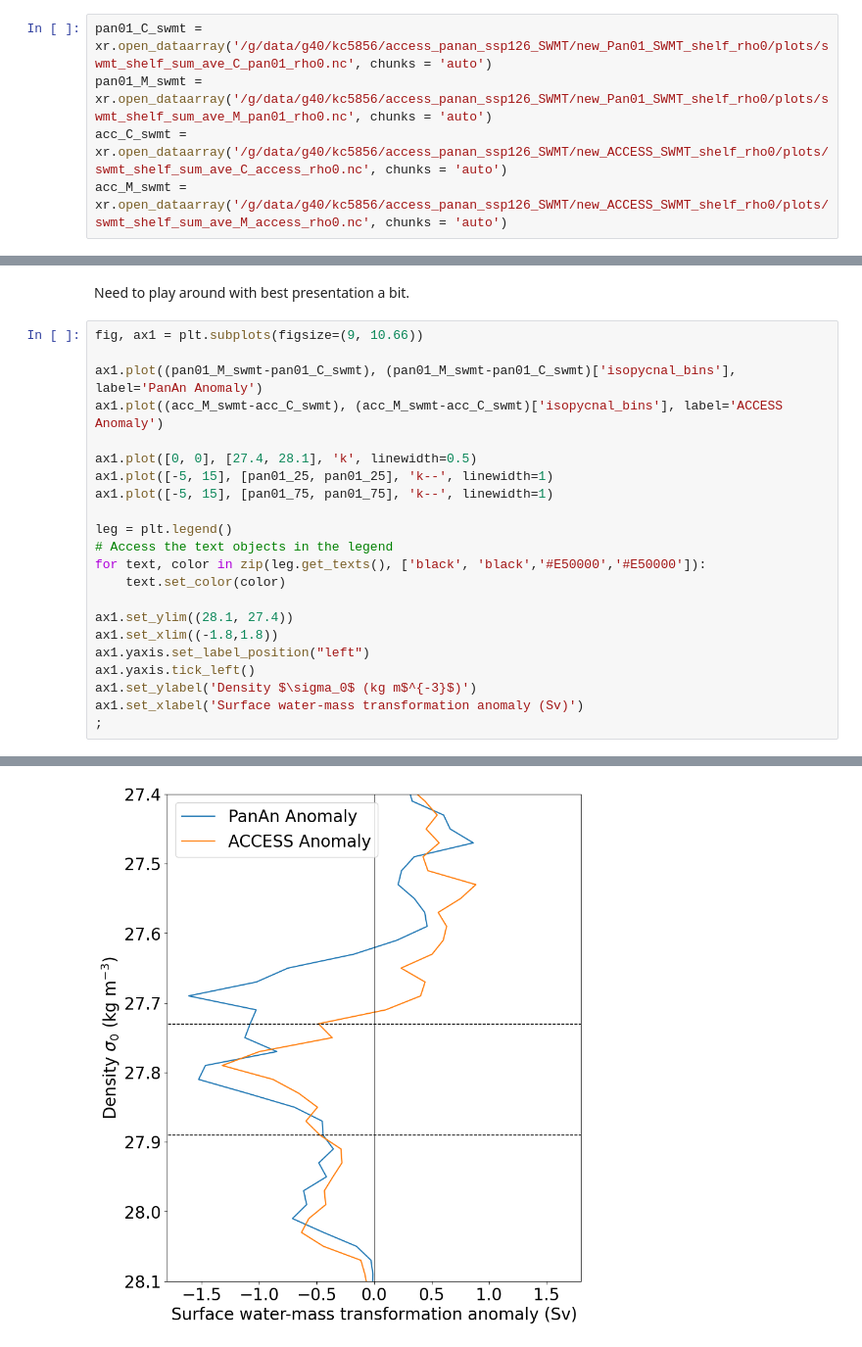
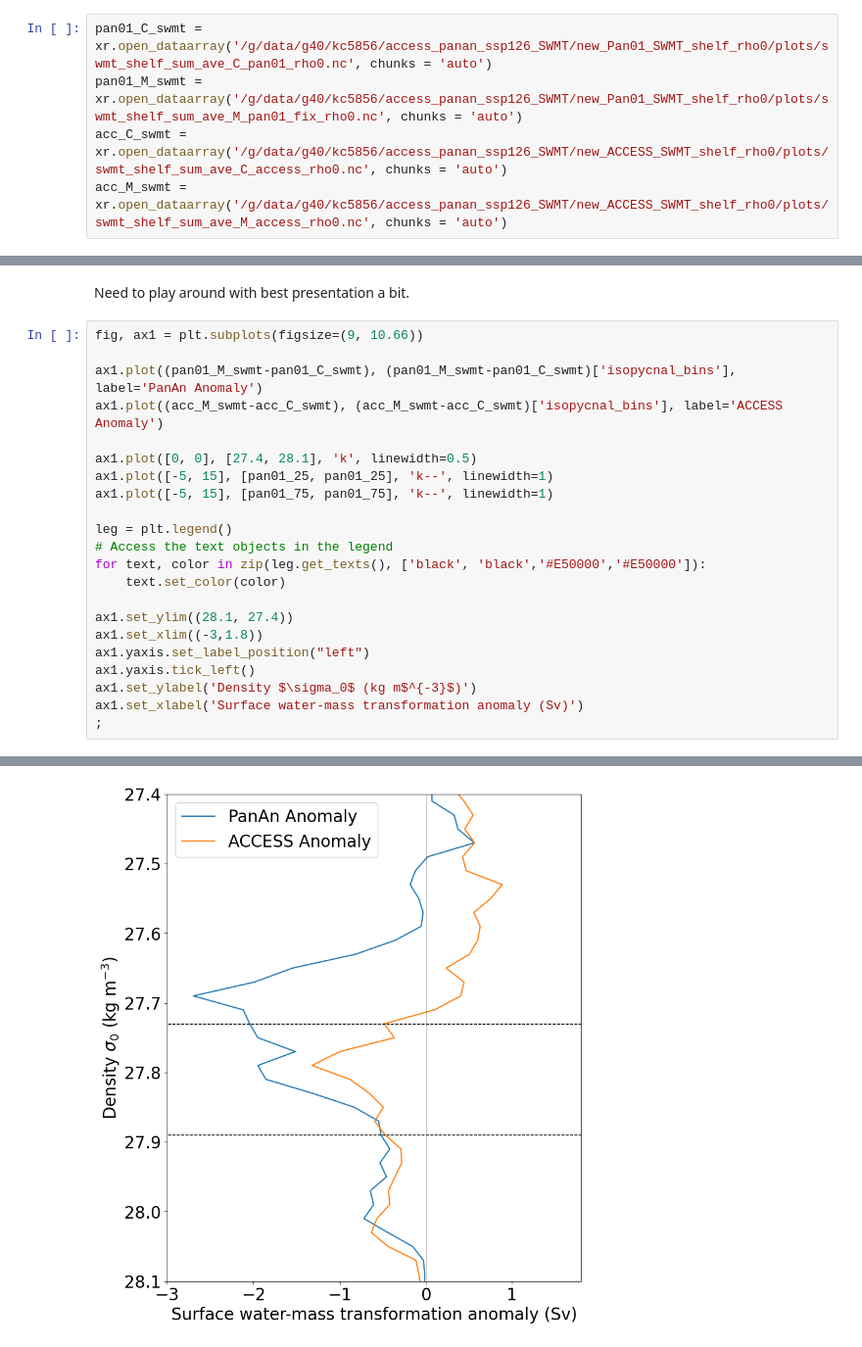
Before and after one commit to adele-morrison/panan-meltwater, a Jupyter notebook: notebooks/bottom_water_analysis/SWMT_shelf_prescribed.ipynb, the cells around one changed output, grey strips where cells are left out. Shown at 98% size. Cells and saved outputs as stored; diff of their text form.

```diff
--- a/notebooks/bottom_water_analysis/SWMT_shelf_prescribed.ipynb
+++ b/notebooks/bottom_water_analysis/SWMT_shelf_prescribed.ipynb
@@ -152,7 +124,7 @@ plt.show()
 ## Isopycnal bins plot
 # %%
 pan01_C_swmt = xr.open_dataarray('/g/data/g40/kc5856/access_panan_ssp126_SWMT/new_Pan01_SWMT_shelf_rho0/plots/swmt_shelf_sum_ave_C_pan01_rho0.nc', chunks = 'auto')
-pan01_M_swmt = xr.open_dataarray('/g/data/g40/kc5856/access_panan_ssp126_SWMT/new_Pan01_SWMT_shelf_rho0/plots/swmt_shelf_sum_ave_M_pan01_rho0.nc', chunks = 'auto')
+pan01_M_swmt = xr.open_dataarray('/g/data/g40/kc5856/access_panan_ssp126_SWMT/new_Pan01_SWMT_shelf_rho0/plots/swmt_shelf_sum_ave_M_pan01_fix_rho0.nc', chunks = 'auto')
 acc_C_swmt = xr.open_dataarray('/g/data/g40/kc5856/access_panan_ssp126_SWMT/new_ACCESS_SWMT_shelf_rho0/plots/swmt_shelf_sum_ave_C_access_rho0.nc', chunks = 'auto')
 acc_M_swmt = xr.open_dataarray('/g/data/g40/kc5856/access_panan_ssp126_SWMT/new_ACCESS_SWMT_shelf_rho0/plots/swmt_shelf_sum_ave_M_access_rho0.nc', chunks = 'auto')
 # %%
@@ -211,25 +183,25 @@ Need to play around with best presentation a bit.
 # %%
 fig, ax1 = plt.subplots(figsize=(9, 10.66))
 
 ax1.plot((pan01_M_swmt-pan01_C_swmt), (pan01_M_swmt-pan01_C_swmt)['isopycnal_bins'], label='PanAn Anomaly')
 ax1.plot((acc_M_swmt-acc_C_swmt), (acc_M_swmt-acc_C_swmt)['isopycnal_bins'], label='ACCESS Anomaly')
 
 ax1.plot([0, 0], [27.4, 28.1], 'k', linewidth=0.5)
 ax1.plot([-5, 15], [pan01_25, pan01_25], 'k--', linewidth=1)
 ax1.plot([-5, 15], [pan01_75, pan01_75], 'k--', linewidth=1)
 
 leg = plt.legend()
 # Access the text objects in the legend
 for text, color in zip(leg.get_texts(), ['black', 'black','#E50000','#E50000']):
     text.set_color(color)
 
 ax1.set_ylim((28.1, 27.4))
-ax1.set_xlim((-1.8,1.8))
+ax1.set_xlim((-3,1.8))
 ax1.yaxis.set_label_position("left")
 ax1.yaxis.tick_left()
 ax1.set_ylabel('Density $\sigma_0$ (kg m$^{-3}$)')
 ax1.set_xlabel('Surface water-mass transformation anomaly (Sv)')
 ;
 # %% [output]
 ''
-[figure, old version]
+[figure, new version]
```
Also changed, not shown: parts of 14 cells of this notebook, 8 other files.
